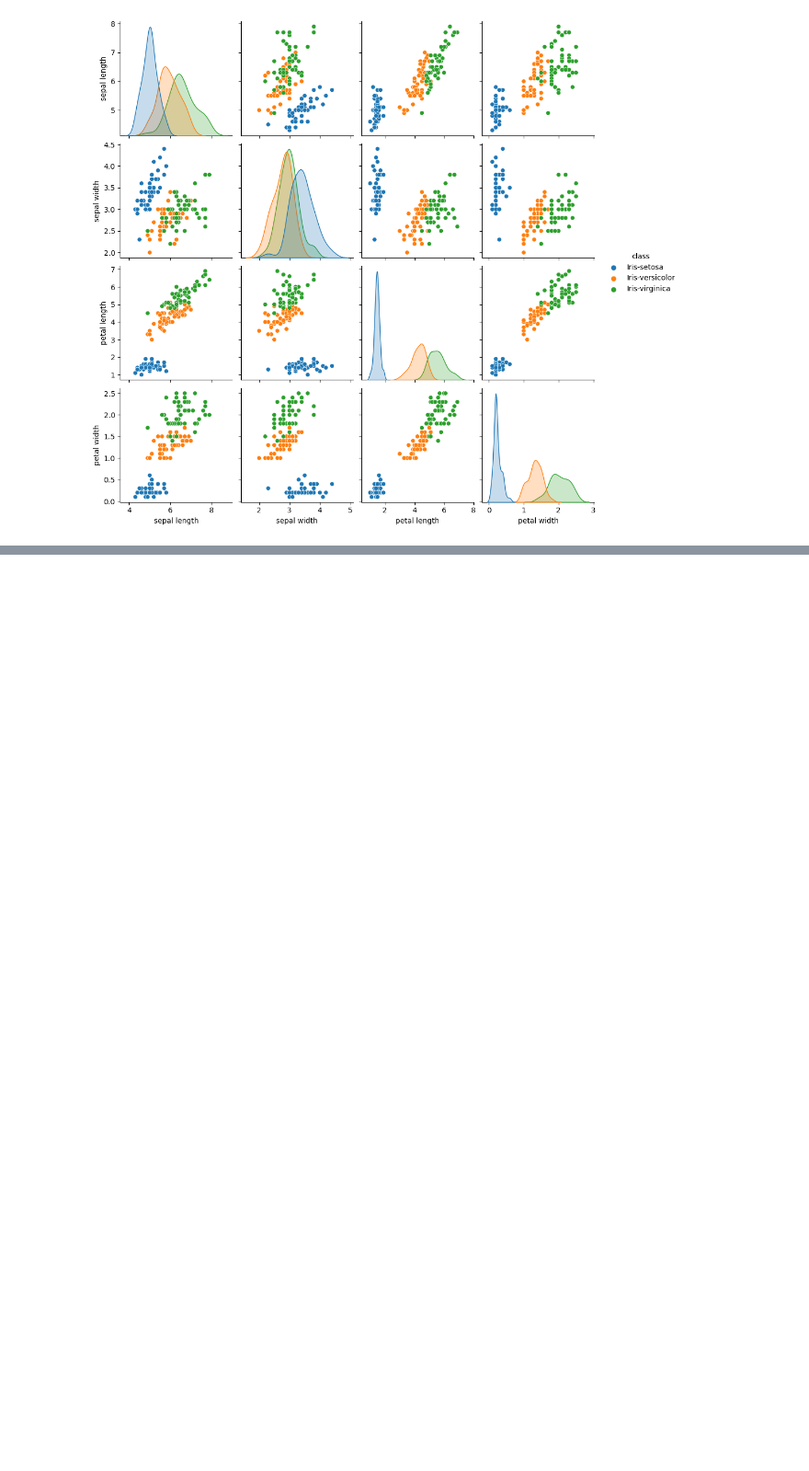
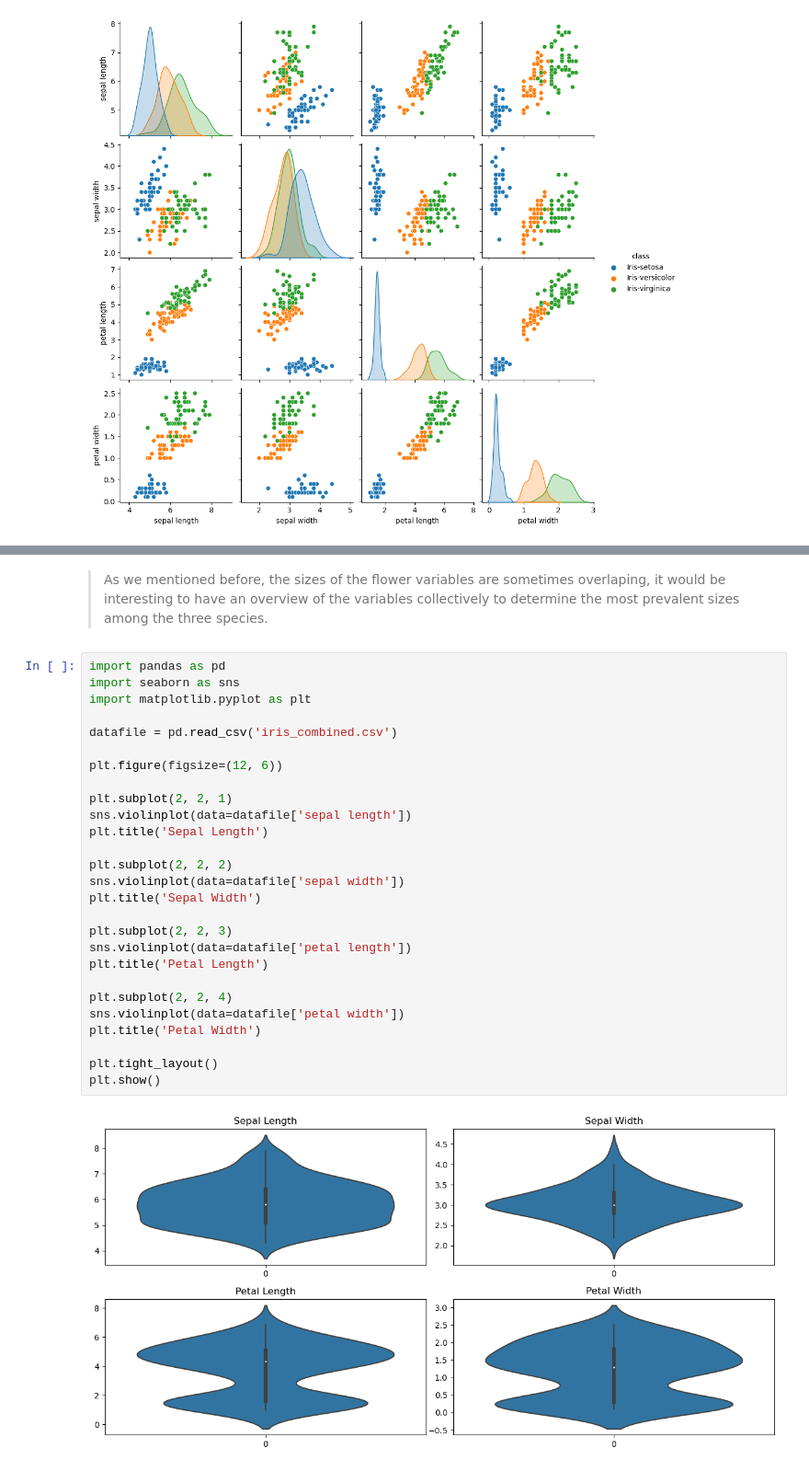
Before and after one commit to yimak/Fundamentals_of_data_analysis, a Jupyter notebook: project.ipynb, the cells around one changed output, grey strips where cells are left out. Shown: that part at 92% size. Saved outputs shown, nothing was run; the diff lists cells and outputs as text; blank space fills up the shorter version.

```diff
--- a/project.ipynb
+++ b/project.ipynb
@@ -127,0 +155,31 @@ plt.clf()
+# %% [markdown]
+>As we mentioned before, the sizes of the flower variables are sometimes overlaping, it would be interesting to have an overview of the variables collectively to determine the most prevalent sizes among the three species.
+# %%
+import pandas as pd
+import seaborn as sns
+import matplotlib.pyplot as plt
+
+datafile = pd.read_csv('iris_combined.csv')
+
+plt.figure(figsize=(12, 6))
+
+plt.subplot(2, 2, 1)
+sns.violinplot(data=datafile['sepal length'])
+plt.title('Sepal Length')
+
+plt.subplot(2, 2, 2)
+sns.violinplot(data=datafile['sepal width'])
+plt.title('Sepal Width')
+
+plt.subplot(2, 2, 3)
+sns.violinplot(data=datafile['petal length'])
+plt.title('Petal Length')
+
+plt.subplot(2, 2, 4)
+sns.violinplot(data=datafile['petal width'])
+plt.title('Petal Width')
+
+plt.tight_layout()
+plt.show()
+# %% [output]
+[figure, added]
```
Also changed, not shown: parts of 7 cells of this notebook, 12 other files.
